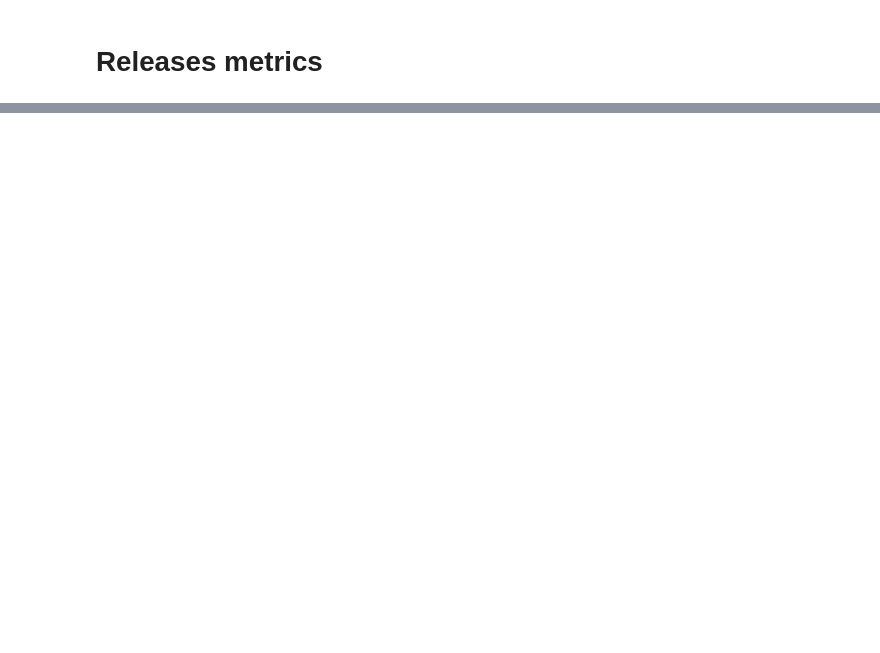
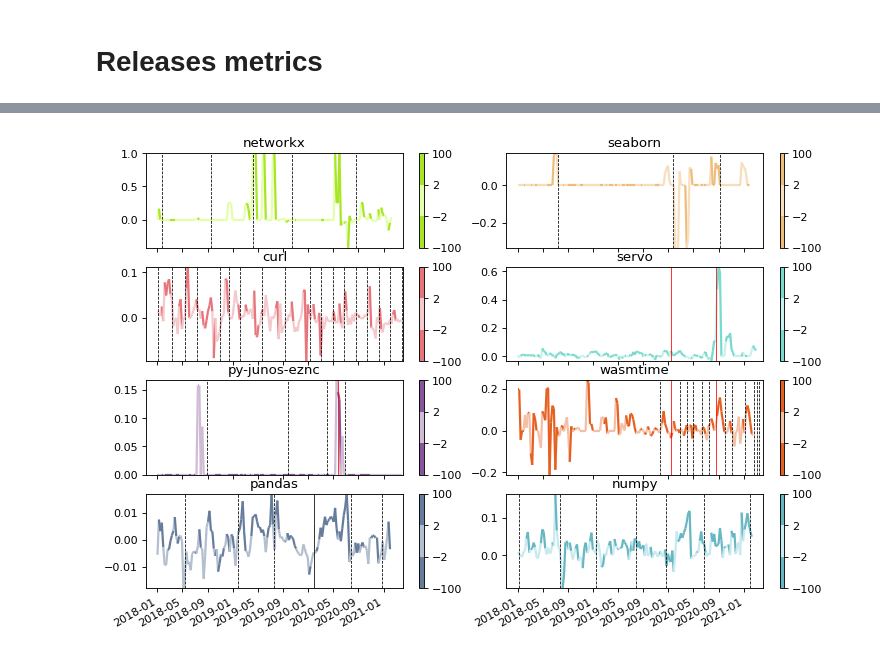
Before and after one commit to csepanyij/master-thesis, a Jupyter notebook: notebooks/releases.ipynb, the cells around one changed output, grey strips where cells are left out. Saved outputs shown, nothing was run; the diff lists cells and outputs as text; code cells hidden in the pictures; blank space fills up the shorter version.

```diff
--- a/notebooks/releases.ipynb
+++ b/notebooks/releases.ipynb
@@ -934,0 +929,100 @@ x
+# %%
+import numpy as np
+import matplotlib.pyplot as plt
+from matplotlib.collections import LineCollection
+from matplotlib.colors import ListedColormap, BoundaryNorm
+
+stat_names = [
+    'Number of nodes',
+    'Network density',
+    'Mean degree',
+    'Degree centrality',
+    'Clustering coeff.',
+    'Mean path length',
+    'Connected components',
+    'K-Core count',
+    'Core/periphery (k-core)',
+    'Degree centrality core',
+    'Core/periphery (degree)',
+    'Hierarchy'
+]
+
+repos_for_stats = [
+    'networkx',
+    'seaborn',
+    'curl',
+    'servo',
+    'py-junos-eznc',
+    'wasmtime',
+    'pandas',
+    'numpy'
+]
+
+myFmt = mdates.DateFormatter('%Y-%m')
+current_repo = 'networkx'
+
+#fig = plt.figure(figsize=(5, 13), dpi=80)
+#fig, axs = plt.subplots(4, 2)
+#fig.set_size_inches(13, 13)
+fig = plt.figure(figsize=(11, 8), dpi=80)
+#fig = plt.figure(figsize=(5, 1.6), dpi=80)
+gs = fig.add_gridspec(4, 2, hspace=0.2, wspace=0.12)
+axs = gs.subplots(sharex=True)
+
+i=0
+for ax_row in axs:
+    #ax = ax_row
+    for ax in ax_row:
+        current_repo = repos_for_stats[i]
+        x_ = np.array(x[current_repo])
+        y_ = np.array([y['Hierarchy'] if y['Hierarchy'] is not None else 0 for y in stats[current_repo]])
+        #y2_ = np.array([y['Core/periphery (k-core)'] if y['Core/periphery (k-core)'] is not None else 0 for y in random_stats[current_repo]])
+        dydx = np.array([y['Hierarchy'] if y['Hierarchy'] is not None else 0 for y in random_stats[current_repo]])
+
+        # Create a set of line segments so that we can color them individually
+        # This creates the points as a N x 1 x 2 array so that we can stack points
+        # together easily to get the segments. The segments array for line collection
+        # needs to be (numlines) x (points per line) x 2 (for x and y)
+        inxval = mdates.date2num(x_)
+        points = np.array([inxval, y_]).T.reshape(-1, 1, 2)
+        segments = np.concatenate([points[:-1], points[1:]], axis=1)
+
+        ax.set_title(current_repo)
+        for r in repo_releases[current_repo]:
+            if repo_releases[current_repo][r] == 'major':
+                ax.axvline(x=r, color='black', ls='-', lw=0.7)
+            elif repo_releases[current_repo][r] == 'minor':
+                ax.axvline(x=r, color='black', ls='--', lw=0.7)
+            #elif repo_releases[current_repo][r] == 'patch':
+            #    ax.axvline(x=r, color='black', ls=':', lw=0.5)
+            elif repo_releases[current_repo][r] == 'unexpected':
+                ax.axvline(x=r, color='red', ls='-', lw=0.7)
+
+        # Use a boundary norm instead
+        cmap = ListedColormap([repo_colors[current_repo]['shade1'], repo_colors[current_repo]['shade2'], repo_colors[current_repo]['shade1']])
+        norm = BoundaryNorm([-100, -2, 2, 100], cmap.N)
+        lc = LineCollection(segments, cmap=cmap, norm=norm)
+        lc.set_array(dydx)
+        lc.set_linewidth(2)
+        line = ax.add_collection(lc)
+
+        #cmap = ListedColormap([repo_colors[current_repo]['shade1'], repo_colors[current_repo]['shade1'], repo_colors[current_repo]['shade1']])
+        #points = np.array([inxval, y2_]).T.reshape(-1, 1, 2)
+        #segments = np.concatenate([points[:-1], points[1:]], axis=1)
+        #lc = LineCollection(segments, cmap=cmap, norm=norm)
+        #lc.set_array(dydx)
+        #lc.set_linewidth(2)
+        #line = ax.add_collection(lc)
+        fig.colorbar(line, ax=ax)
+
+        #ax.set_xlim(x_.min(), x_.max())
+        #ax.set_ylim(-5, 25)
+        ax.set_ylim(y_.min(), y_.max())
+        #ax.set_ylim(y_.min(), y_.max())
+        #ax.fill_between(x_, -2, 2, alpha=0.2, color=repo_colors[current_repo]['shade1'])
+        ax.xaxis.set_major_formatter(myFmt)
+        i = i + 1
+#plt.show()
+fig.autofmt_xdate()
+# %% [output]
+[figure, added]
```
Also changed, not shown: parts of 14 cells of this notebook, 11 other files.
